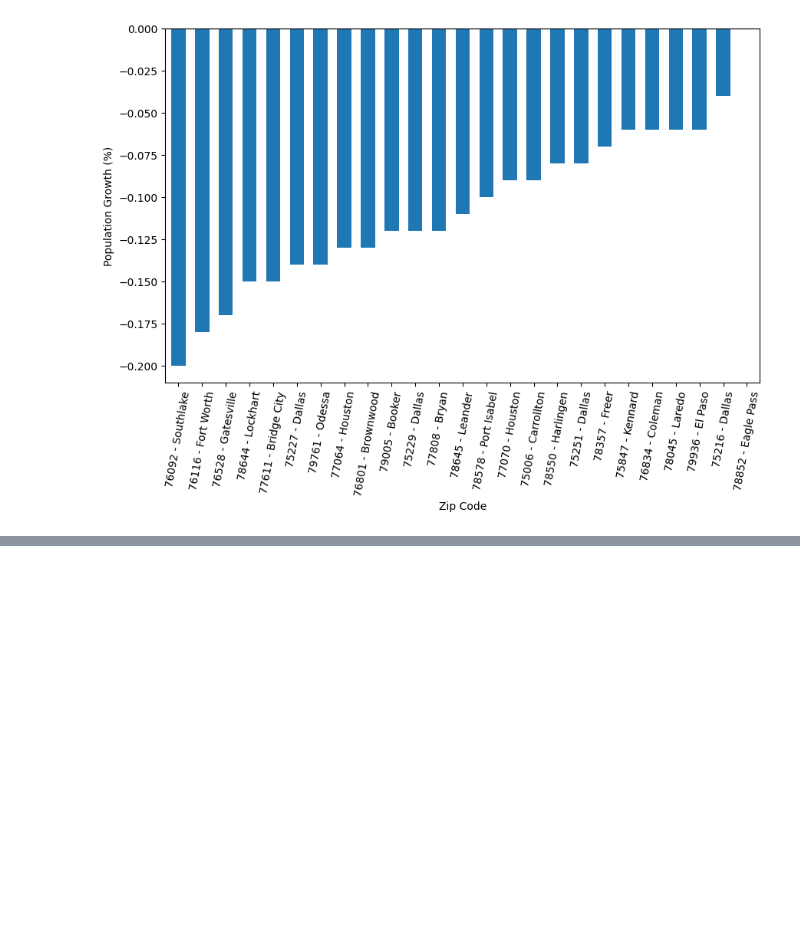
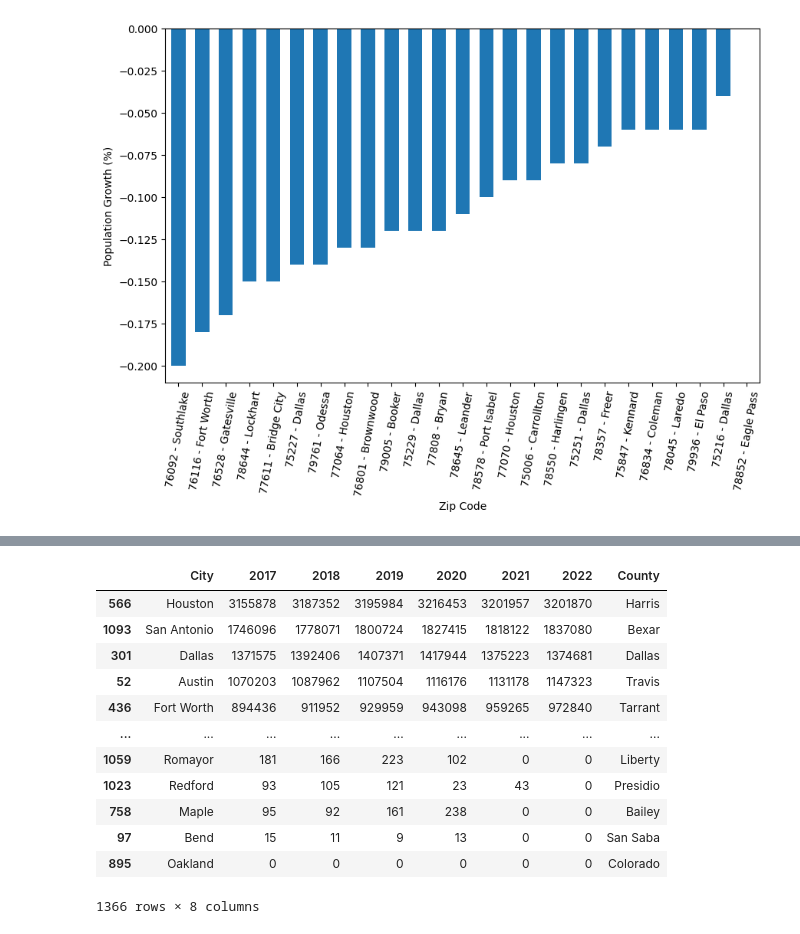
Before and after one commit to CaseyScow/Census-analysis, a Jupyter notebook: Texas_Zip_Pop.ipynb, the cells around one changed output, grey strips where cells are left out. Saved outputs shown, nothing was run; the diff lists cells and outputs as text; code cells hidden in the pictures; blank space fills up the shorter version.

Commit message:
Added groupby city dataframe

```diff
--- a/Texas_Zip_Pop.ipynb
+++ b/Texas_Zip_Pop.ipynb
@@ -344,3 +347,23 @@ bottom_geo_graph = bottom_twentyfive.hvplot.points(x='Longitude', y='Latitude',
 bottom_geo_graph
 # %% [output]
 [interactive output not drawn]
+# %%
+unique_cities = texas_population_growth.drop_duplicates(subset="City", keep="first")
+city_no_zip = texas_population_growth.groupby("City", as_index=False)[['2017', '2018', '2019', '2020', '2021', '2022']].sum()
+city_no_zip = pd.merge(city_no_zip, unique_cities[["City", "County"]], on="City")
+city_no_zip = city_no_zip.sort_values("2022", ascending = False)
+city_no_zip
+# %% [output]
+|  | City | 2017 | 2018 | 2019 | 2020 | 2021 | 2022 | County |
+| 566 | Houston | 3155878 | 3187352 | 3195984 | 3216453 | 3201957 | 3201870 | Harris |
+| 1093 | San Antonio | 1746096 | 1778071 | 1800724 | 1827415 | 1818122 | 1837080 | Bexar |
+| 301 | Dallas | 1371575 | 1392406 | 1407371 | 1417944 | 1375223 | 1374681 | Dallas |
+| 52 | Austin | 1070203 | 1087962 | 1107504 | 1116176 | 1131178 | 1147323 | Travis |
+| 436 | Fort Worth | 894436 | 911952 | 929959 | 943098 | 959265 | 972840 | Tarrant |
+| ... | ... | ... | ... | ... | ... | ... | ... | ... |
+| 1059 | Romayor | 181 | 166 | 223 | 102 | 0 | 0 | Liberty |
+| 1023 | Redford | 93 | 105 | 121 | 23 | 43 | 0 | Presidio |
+| 758 | Maple | 95 | 92 | 161 | 238 | 0 | 0 | Bailey |
+| 97 | Bend | 15 | 11 | 9 | 13 | 0 | 0 | San Saba |
+| 895 | Oakland | 0 | 0 | 0 | 0 | 0 | 0 | Colorado |
+1366 rows × 8 columns
```
Also changed, not shown: parts of 2 cells of this notebook.
